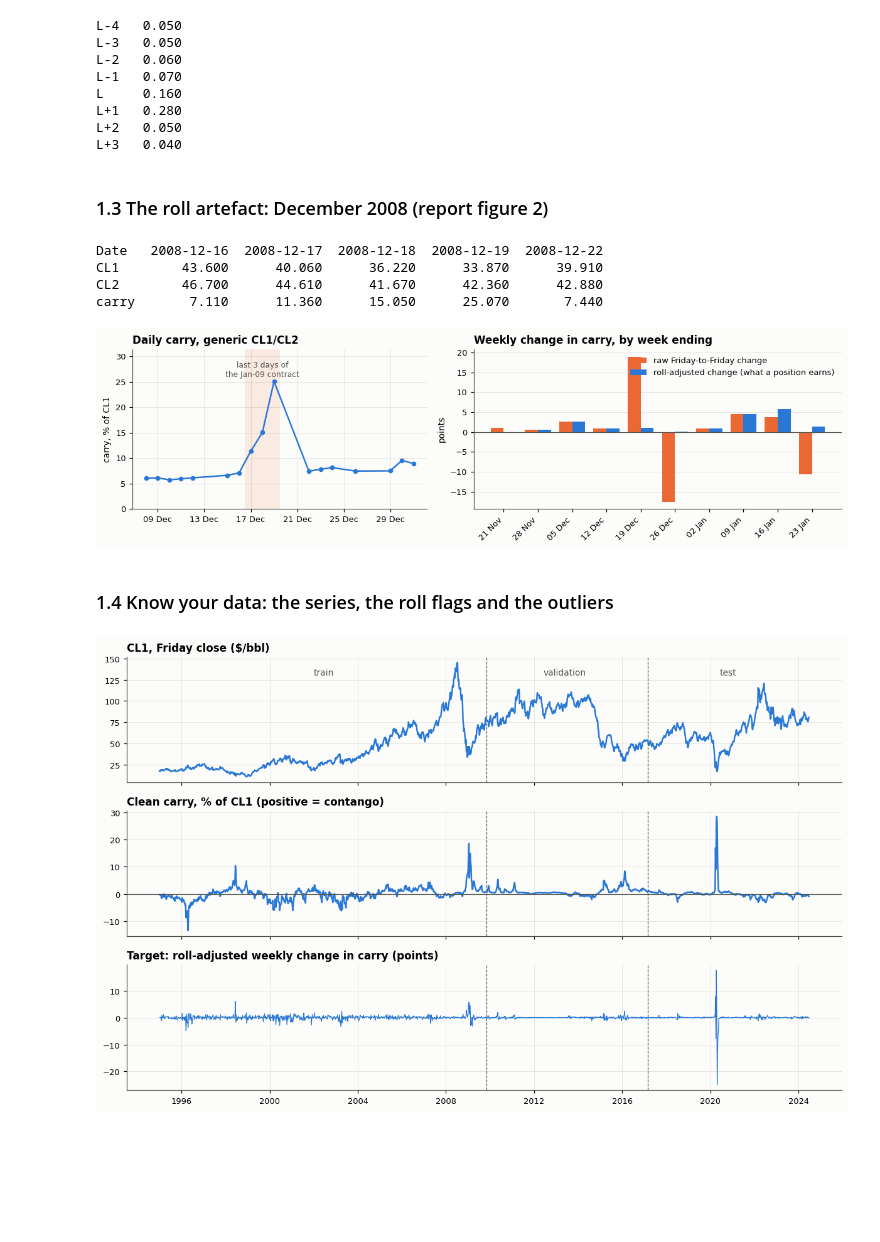
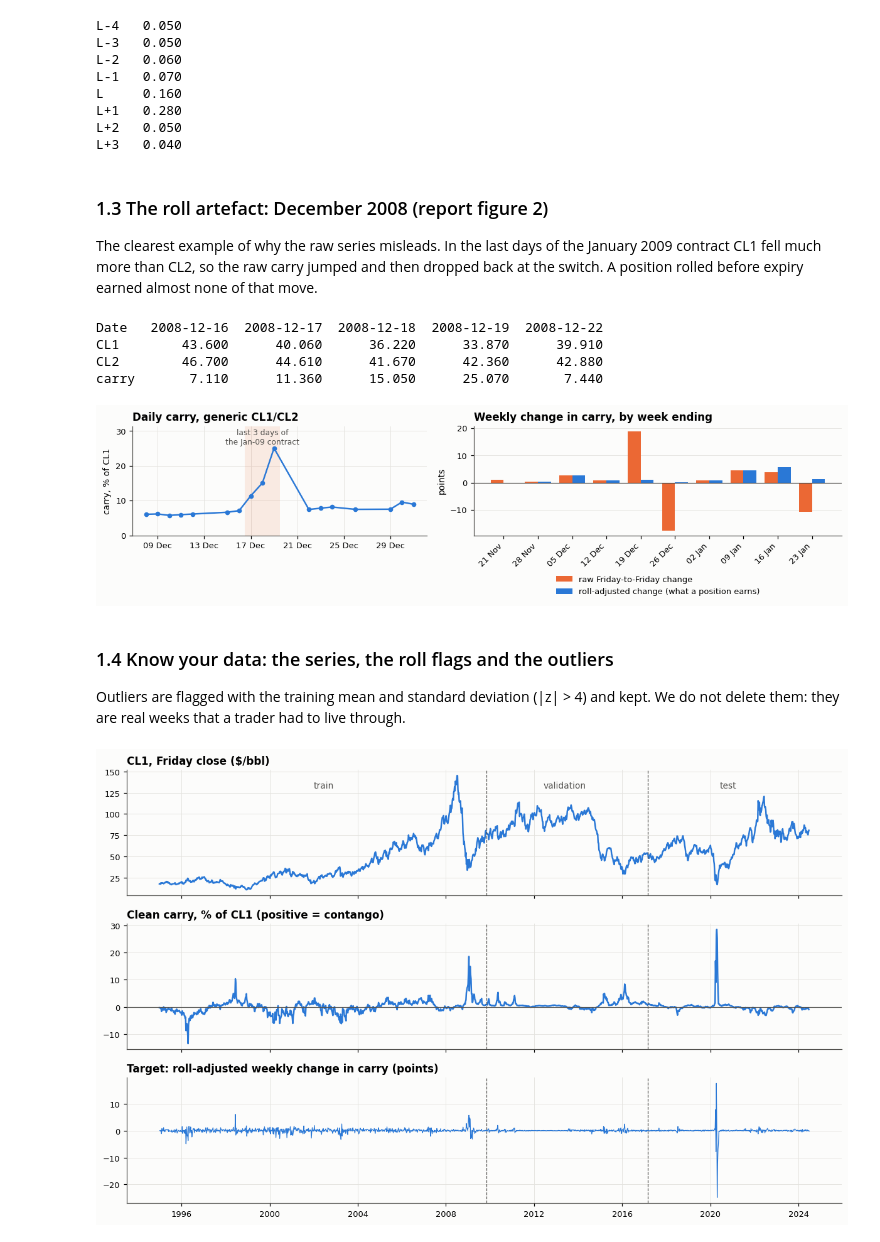
Before and after one commit to Adkid-Zephyr/fe-oil-group-work, a Jupyter notebook: coursework/oil-forecasting.ipynb, the cells around one changed output. Saved outputs shown, nothing was run; the diff lists cells and outputs as text; code cells hidden in the pictures; blank space fills up the shorter version.

```diff
--- a/coursework/oil-forecasting.ipynb
+++ b/coursework/oil-forecasting.ipynb
@@ -357,38 +389,42 @@ L     0.160
 L+1   0.280
 L+2   0.050
 L+3   0.040
-# %% [markdown]
-### 1.3 The roll artefact: December 2008 (report figure 2)
+# %% [markdown]
+### 1.3 The roll artefact: December 2008 (report figure 2)
+The clearest example of why the raw series misleads. In the last days of the January 2009 contract CL1 fell much more than CL2, so the raw
+carry jumped and then dropped back at the switch. A position rolled before expiry earned almost none of that move.
 # %%
 d = EX["D_all"].loc["2008-12-08":"2008-12-31"].copy()
 d["carry"] = 100 * (d.CL2 / d.CL1 - 1)
 print(d.loc["2008-12-16":"2008-12-22"].round(2).T.to_string())
 
 wk = Z.loc["2008-11-14":"2009-01-16", ["target_friday", "y_raw", "y"]].set_index("target_friday")
 fig, axes = plt.subplots(1, 2, figsize=(11, 3.3), gridspec_kw={"width_ratios": [1, 1.25]})
 ax = axes[0]
 ax.plot(d.index, d.carry, color=C["blue"], marker="o", ms=4)
 ax.axvspan(pd.Timestamp("2008-12-16 12:00"), pd.Timestamp("2008-12-19 12:00"), color=C["orange"], alpha=0.12, lw=0)
 ax.text(pd.Timestamp("2008-12-18"), d.carry.max() * 1.02, "last 3 days of\nthe Jan-09 contract", ha="center", va="bottom", fontsize=8, color=C["mute"])
 ax.set_ylim(0, d.carry.max() * 1.25)
 ax.set_title("Daily carry, generic CL1/CL2"); ax.set_ylabel("carry, % of CL1")
 ax.xaxis.set_major_formatter(mdates.DateFormatter("%d %b")); ax.xaxis.set_major_locator(mdates.DayLocator(interval=4))
 ax = axes[1]
 xx = np.arange(len(wk)); w = 0.38
 ax.bar(xx - w / 2, wk.y_raw, w, color=C["orange"], label="raw Friday-to-Friday change")
 ax.bar(xx + w / 2, wk.y, w, color=C["blue"], label="roll-adjusted change (what a position earns)")
 ax.set_xticks(xx); ax.set_xticklabels([t.strftime("%d %b") for t in wk.index], rotation=45, ha="right")
 ax.axhline(0, color=C["mute"], lw=0.8); ax.grid(axis="x", visible=False)
-ax.set_title("Weekly change in carry, by week ending"); ax.set_ylabel("points"); ax.legend(loc="upper right")
+ax.set_title("Weekly change in carry, by week ending"); ax.set_ylabel("points"); ax.legend(loc="upper center", bbox_to_anchor=(0.5, -0.30), ncol=1)
 savefig("02_roll_artefact_dec2008")
 # %% [output]
 Date   2008-12-16  2008-12-17  2008-12-18  2008-12-19  2008-12-22
 CL1        43.600      40.060      36.220      33.870      39.910
 CL2        46.700      44.610      41.670      42.360      42.880
 carry       7.110      11.360      15.050      25.070       7.440
-[figure, old version]
+[figure, new version]
 # %% [markdown]
 ### 1.4 Know your data: the series, the roll flags and the outliers
+Outliers are flagged with the training mean and standard deviation (|z| > 4) and kept. We do not delete them: they are real weeks that a
+trader had to live through.
 # %%
 fig, axes = plt.subplots(3, 1, figsize=(11, 7), sharex=True)
 axes[0].plot(Z.index, Z.CL1, color=C["blue"]); axes[0].set_title("CL1, Friday close ($/bbl)")
```
Also changed, not shown: parts of 50 cells of this notebook, 18 other files.
